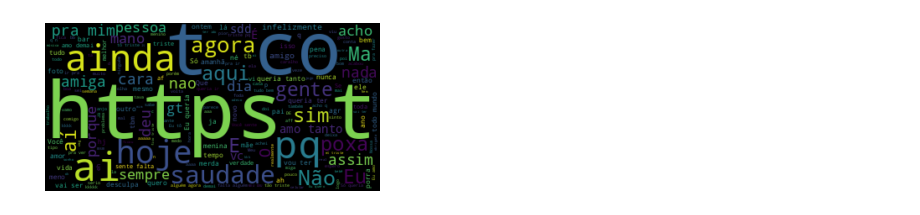
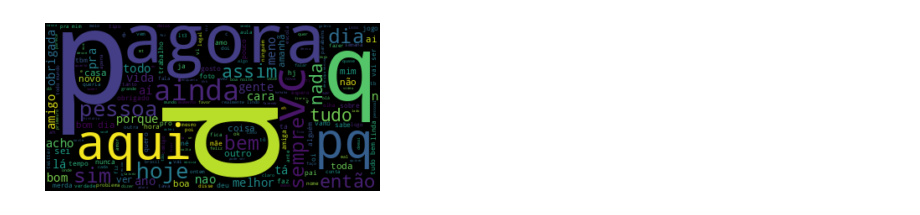
Before and after one commit to atlantico-academy/checape, a Jupyter notebook: notebooks/01 - Exploratory data analisys.ipynb, the cells around one changed output. Saved outputs shown, nothing was run; the diff lists cells and outputs as text; code cells hidden in the pictures.

Commit message:
Melhora filtragem dos textos, remove tweets muito pequenos

```diff
--- a/notebooks/01 - Exploratory data analisys.ipynb
+++ b/notebooks/01 - Exploratory data analisys.ipynb
@@ -20,9 +22,11 @@ def substitui_arroba(text):
 # %%
-df = (
-    pd
-    .read_csv("../data/raw/NoThemeTweets.csv")
-    .drop(columns=["id", "tweet_date", "query_used"], axis=1)
+df = pd.read_csv("../data/raw/NoThemeTweets.csv").drop(
+    columns=["id", "query_used"], axis=1  # remove colunas desnecessárias
 )
 # %%
-df.head()
+print(df.loc[41].tweet_text)
+print(formatar_texto(df.loc[41].tweet_text))
+
+df.drop_duplicates(["tweet_text"], inplace=True)  # remove textos duplicados
+df["tweet_text"] = df["tweet_text"].apply(formatar_texto)  # formata texto do dataframe
 # %% [output]
@@ -35,6 +35,10 @@ df.head()
 # %%
 df = df.assign(
-    original = df.tweet_text,
-    tamanho = df.tweet_text.apply(len),
-    tweet_text = df.tweet_text.apply(substitui_arroba)
-)
+    number_words=df.tweet_text.apply(lambda x: len(x.split(" "))),
+)  # adiciona coluna com número de palavras
+formated_df = df.drop(
+    df[df.number_words < 5].index
+)  # remove tweets com menos de 5 palavras
+
+print(df.shape)
+formated_df
@@ -55,11 +101,19 @@ plt.show()
 # %%
-stopwords = nltk.corpus.stopwords.words('portuguese')
-stopwords.append("[sujeito]")
+stopwords = nltk.corpus.stopwords.words("portuguese")
+
+df_positivo = formated_df.query("sentiment == 'Positivo'")
+df_negativo = formated_df.query("sentiment == 'Negativo'")
 
 
-positive_text = " ".join(df.query("sentiment == 'Positivo'").original)
-negative_text = " ".join(df.query("sentiment == 'Negativo'").original)
-negative_filter = ' '.join(list(filter(lambda x: x not in stopwords, negative_text.split())))
+positive_text = " ".join(df_positivo.tweet_text)
+negative_text = " ".join(df_negativo.tweet_text)
+negative_filter = " ".join(
+    list(filter(lambda x: x not in stopwords, negative_text.split()))
+)
+
+positive_filter = " ".join(
+    list(filter(lambda x: x not in stopwords, positive_text.split()))
+)
 # %%
 # Generate a word cloud image
 wordcloud = WordCloud().generate(negative_filter)
@@ -66,7 +126,8 @@ wordcloud = WordCloud().generate(negative_filter)
 # %%
+wordcloud = WordCloud().generate(positive_filter)
 plt.figure()
 plt.imshow(wordcloud, interpolation="bilinear")
 plt.axis("off")
 plt.show()
 # %% [output]
-[figure, old version]
+[figure, new version]
```
Also changed, not shown: parts of 8 cells of this notebook.
